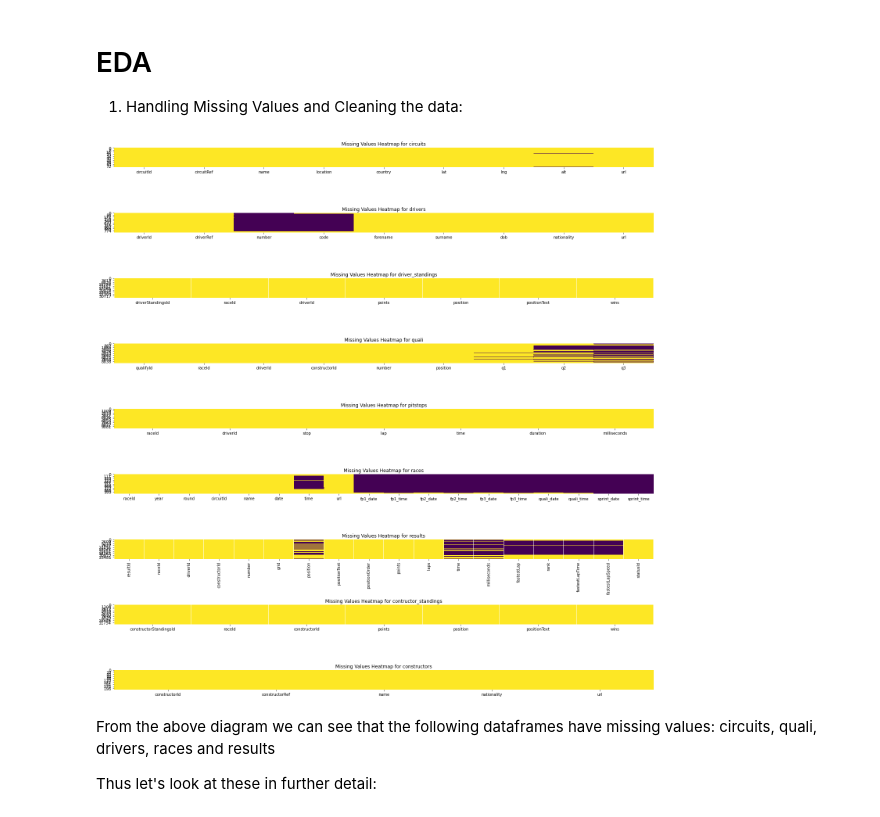
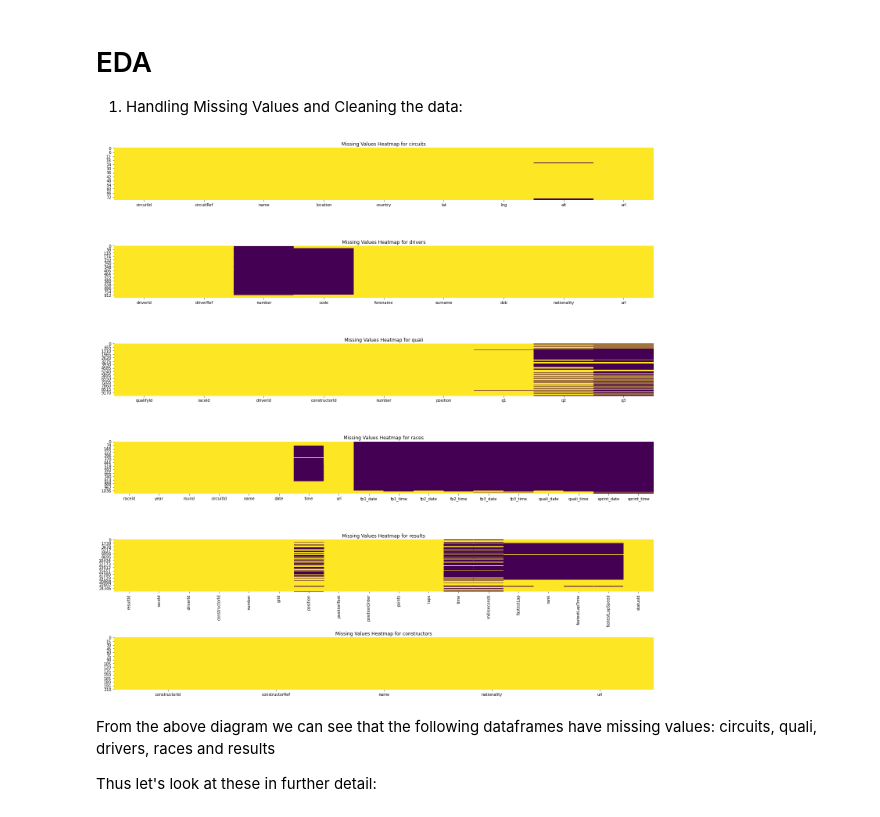
Before and after one commit to Nandini1521/CCproject, a Jupyter notebook: Cloud_project.ipynb, the cells around one changed output. Cells and saved outputs as stored; diff of their text form; code cells hidden in the pictures.

```diff
--- a/Cloud_project.ipynb
+++ b/Cloud_project.ipynb
@@ -172,25 +122,25 @@ Showing the columns headings for each data frame:
 
 1. Handling Missing Values and Cleaning the data:
 # %%
-dataframes = [circuits, drivers, driver_standings, quali, pitstops, races, results, constructor_standings, constructors]
-dataframe_names = ['circuits', 'drivers', 'driver_standings', 'quali', 'pitstops', 'races', 'results', 'contructor_standings', 'constructors']
+dataframes = [circuits, drivers, quali, races, results, constructors]
+dataframe_names = ['circuits', 'drivers', 'quali', 'races', 'results', 'constructors']
 fig, axes = plt.subplots(len(dataframes), 1, figsize=(20, 20))
 
 for idx, (df, df_name) in enumerate(zip(dataframes, dataframe_names)):
 
     for column_name in df.columns:
         df = df.withColumn(column_name, when(col(column_name) == "\\N", None).otherwise(col(column_name)))
 
     missing_values = df.select([col(c).isNull().alias(c) for c in df.columns])
     missing_values_pd = missing_values.toPandas()
 
     sns.heatmap(missing_values_pd, cmap='viridis_r', cbar=False, ax=axes[idx])
     axes[idx].set_title(f'Missing Values Heatmap for {df_name}')
 
 plt.tight_layout()
 plt.show()
 # %% [output]
-[figure, old version]
+[figure, new version]
 # %% [markdown]
 From the above diagram we can see that the following dataframes have missing values:
 circuits, quali, drivers, races and results
```
Also changed, not shown: parts of 7 cells of this notebook.
